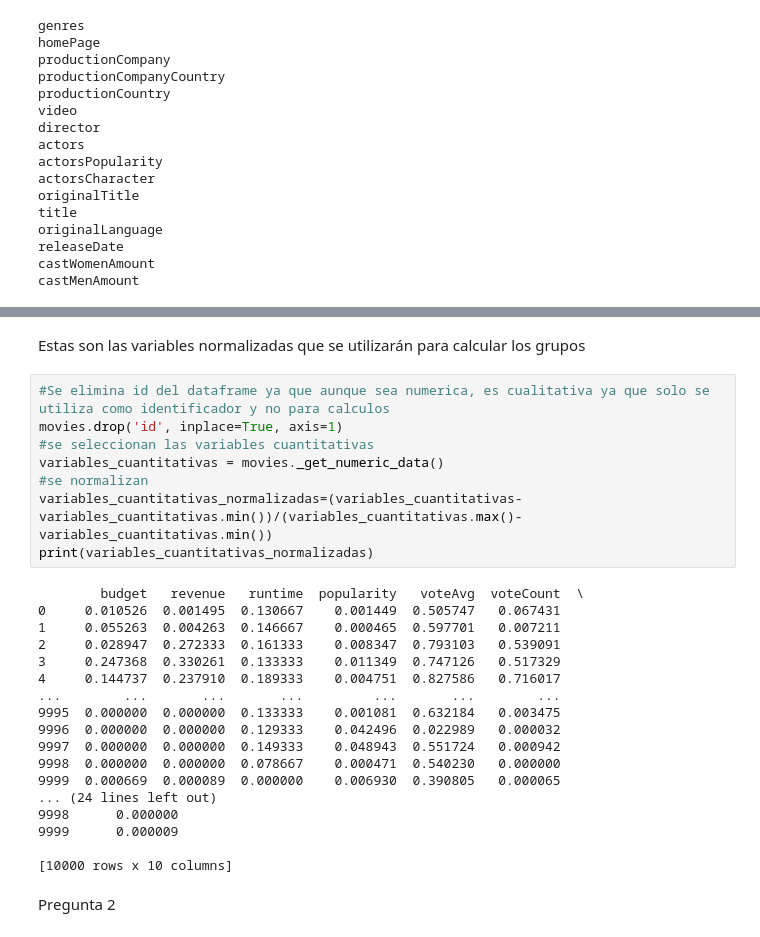
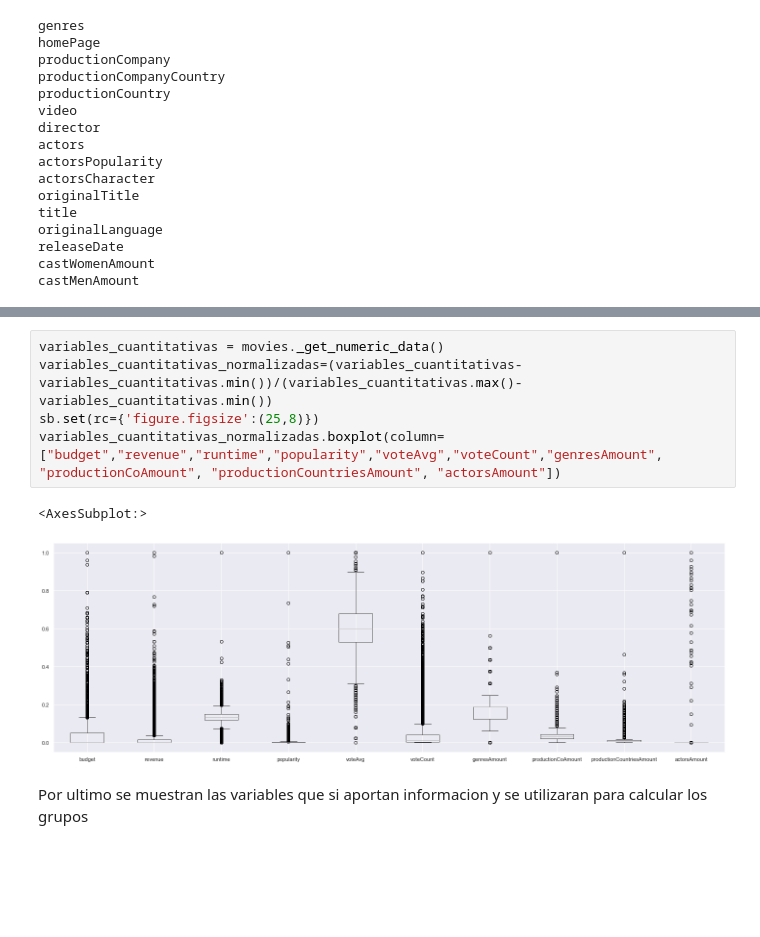
Before and after one commit to JosePabloPonce/MineriaHDT2, a Jupyter notebook: hdt2.ipynb, the cells around one changed output, grey strips where cells are left out. Cells and saved outputs as stored; diff of their text form; blank space fills up the shorter version.

```diff
--- a/hdt2.ipynb
+++ b/hdt2.ipynb
@@ -43,30 +52,10 @@ castMenAmount
+# %%
+variables_cuantitativas = movies._get_numeric_data()
+variables_cuantitativas_normalizadas=(variables_cuantitativas-variables_cuantitativas.min())/(variables_cuantitativas.max()-variables_cuantitativas.min())
+sb.set(rc={'figure.figsize':(25,8)})
+variables_cuantitativas_normalizadas.boxplot(column=["budget","revenue","runtime","popularity","voteAvg","voteCount","genresAmount", "productionCoAmount", "productionCountriesAmount", "actorsAmount"])
+# %% [output]
+<AxesSubplot:>
+[figure, added]
 # %% [markdown]
-Estas son las variables normalizadas que se utilizarán para calcular los grupos
+Por ultimo se muestran las variables que si aportan informacion y se utilizaran para calcular los grupos
-# %%
-#Se elimina id del dataframe ya que aunque sea numerica, es cualitativa ya que solo se utiliza como identificador y no para calculos
-movies.drop('id', inplace=True, axis=1)
-#se seleccionan las variables cuantitativas
-variables_cuantitativas = movies._get_numeric_data()
-#se normalizan
-variables_cuantitativas_normalizadas=(variables_cuantitativas-variables_cuantitativas.min())/(variables_cuantitativas.max()-variables_cuantitativas.min())
-print(variables_cuantitativas_normalizadas)
-# %% [output]
-        budget   revenue   runtime  popularity   voteAvg  voteCount  \
-0     0.010526  0.001495  0.130667    0.001449  0.505747   0.067431
-1     0.055263  0.004263  0.146667    0.000465  0.597701   0.007211
-2     0.028947  0.272333  0.161333    0.008347  0.793103   0.539091
-3     0.247368  0.330261  0.133333    0.011349  0.747126   0.517329
-4     0.144737  0.237910  0.189333    0.004751  0.827586   0.716017
-...        ...       ...       ...         ...       ...        ...
-9995  0.000000  0.000000  0.133333    0.001081  0.632184   0.003475
-9996  0.000000  0.000000  0.129333    0.042496  0.022989   0.000032
-9997  0.000000  0.000000  0.149333    0.048943  0.551724   0.000942
-9998  0.000000  0.000000  0.078667    0.000471  0.540230   0.000000
-9999  0.000669  0.000089  0.000000    0.006930  0.390805   0.000065
-... (24 lines left out)
-9998      0.000000
-9999      0.000009
-
-[10000 rows x 10 columns]
-# %% [markdown]
-Pregunta 2
```
Also changed, not shown: parts of 17 cells of this notebook.
